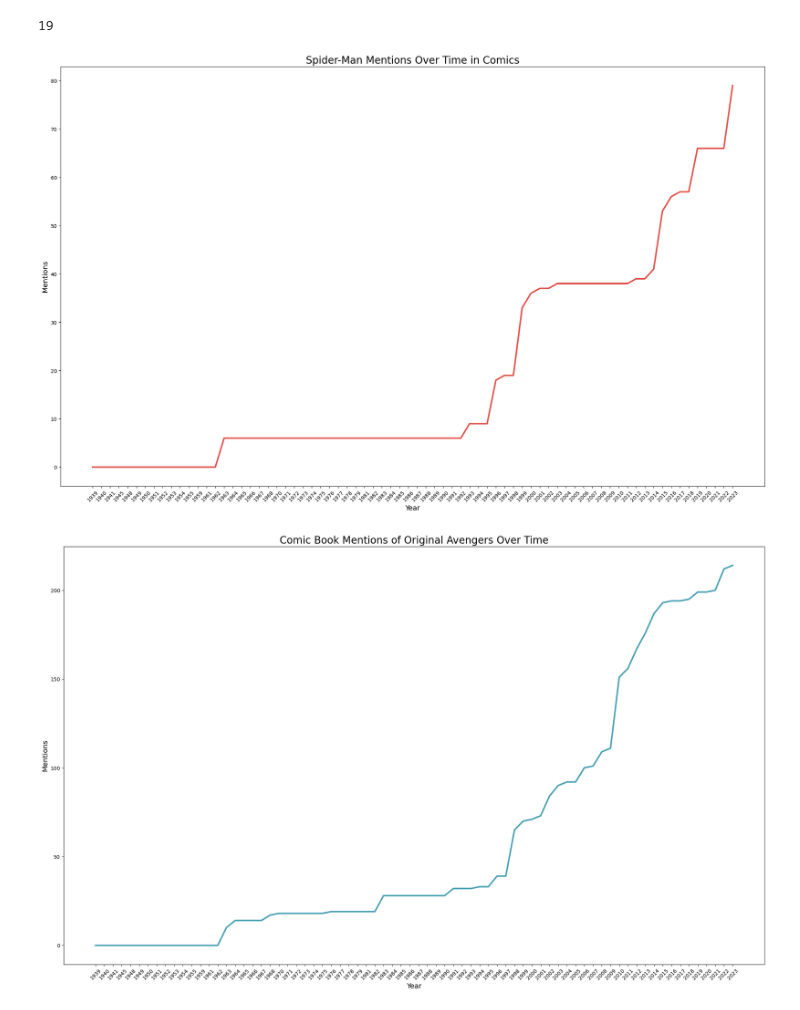
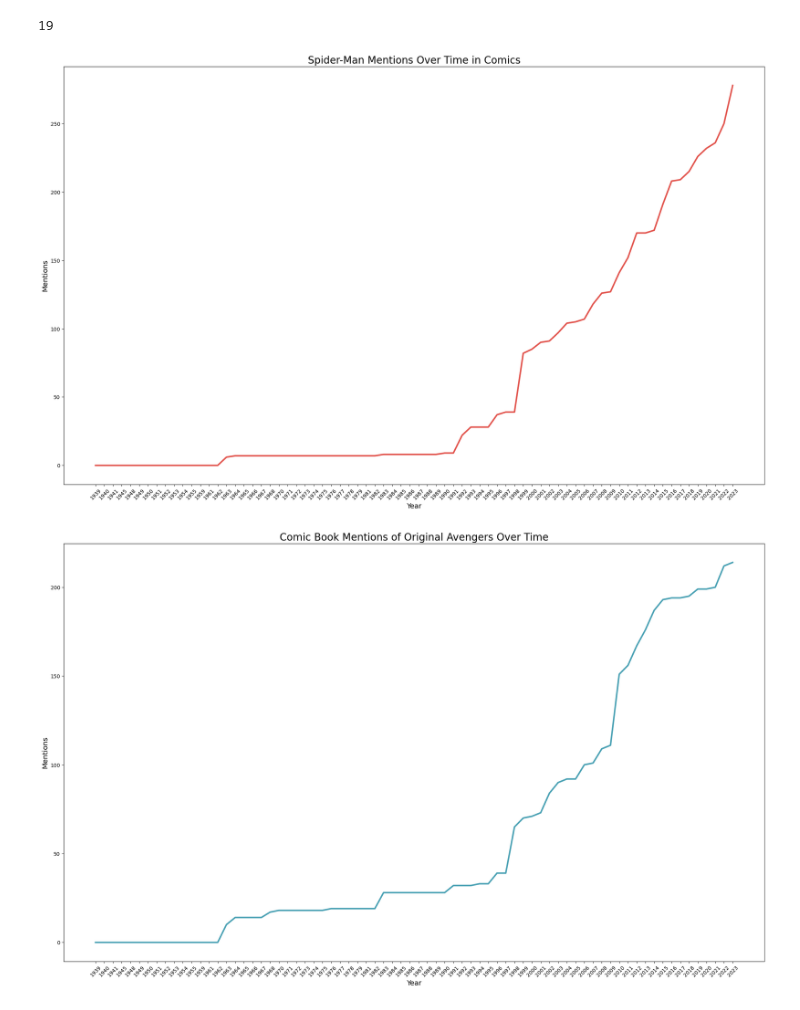
Before and after one commit to kylieclinton/edaproject, a Jupyter notebook: projecteda.ipynb, the cells around one changed output. Drawn from its saved outputs; the diff is of its cells as text; code cells hidden in the pictures.

```diff
--- a/projecteda.ipynb
+++ b/projecteda.ipynb
@@ -73,7 +73,8 @@ for entry in data:
         'comics_available': entry['comics']['available'],
         'series_available': entry['series']['available'],
         'stories_available': entry['stories']['available'],
-        'events_available': entry['events']['available'] if 'events' in entry else None
+        'events_available': entry['events']['available'] if 'events' in entry else None,
+        'description': entry['description'] if 'description' in entry else None
     }
 
     character['comics_items'] = [item['name'] for item in entry['comics']['items']]
@@ -243,22 +231,26 @@ spiderman_sum
 # %% [output]
 19
 # %%
-peter = years_df.loc[ ['Peter Parker','Spider-Man (Peter Parker)','Spider-Man (Miles Morales)', "Spider-Man (2099)"] ]
+peter = years_df.loc[ ['Peter Parker','Spider-Man (Peter Parker)','Spider-Man (Miles Morales)', "Spider-Man (2099)", "Spider-Man (Noir)",
+                       "Spider-Man (1602)", "Spider-Man (Ultimate)", "Spider-Man (Ai Apaec)", "Spider-Man (House of M)", "Spider-Man (Ben Reilly)",
+                         "Spider-Ham (Larval Earth)", "Spider-Girl (Anya Corazon)", "Spider-Woman (Jessica Drew)","Spider-Man (Marvel Zombies)",
+                         "Spider-Man (Takuya Yamashiro)", "Spider-Woman (Mattie Franklin)", "Spider-Woman (Charlotte Witter)", "Spider-Man (LEGO Marvel Super Heroes)",
+                           "Spider-Man (Marvel: Avengers Alliance)", "Ultimate Spider-Man (USM)"] ]
 combined_spiderman = peter.sum(axis=0)
 #plot the peters on a graph with different color lines for each person
 #switch the variable for color to be the name of the character
 # peter = peter.transpose()
 # peter.plot(color= ['red', 'black', 'blue'])
 cumulative_sum = combined_spiderman.cumsum()
 plt.plot(combined_spiderman.index, cumulative_sum.values, color = '#e2514a', linewidth=3)
 plt.gcf().set_size_inches(25,15)
 plt.title('Spider-Man Mentions Over Time in Comics', fontsize=20)
 plt.xlabel('Year', fontsize=14)
 plt.ylabel('Mentions', fontsize=14)
 plt.xticks(rotation=45)
 plt.show()
 # %% [output]
-[figure, old version]
+[figure, new version]
 # %%
 selected_avengers = years_df.loc[["Iron Man", "Thor", "Hank Pym", "Wasp", "Hulk", "Captain America",
                                   "Avengers", "Steve Rogers", "Tony Stark",  "Bruce Banner", "Ant-Man (Hank Pym)", "Wasp (Ultimate)"]]
```
Also changed, not shown: parts of 2 cells of this notebook, 2 other files.
